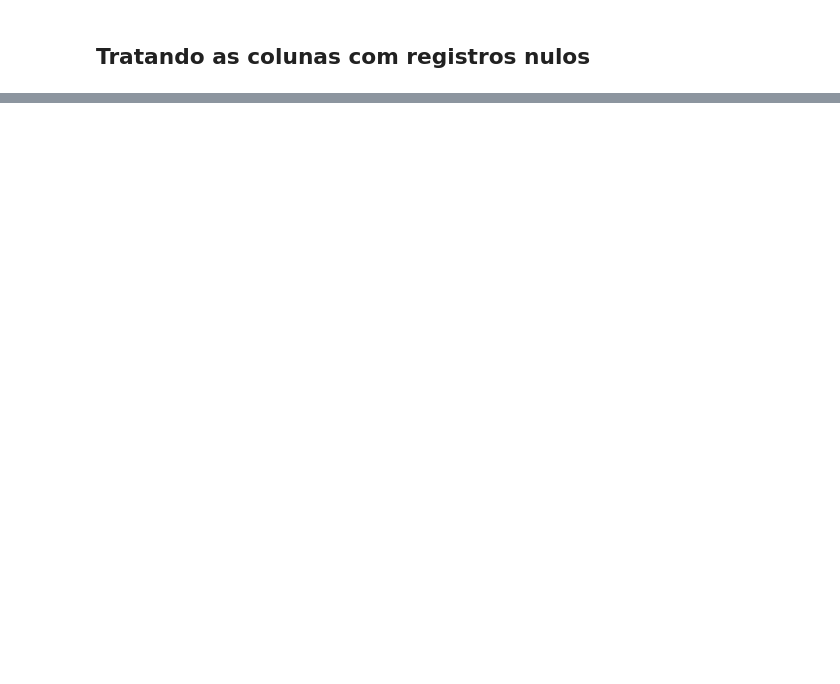
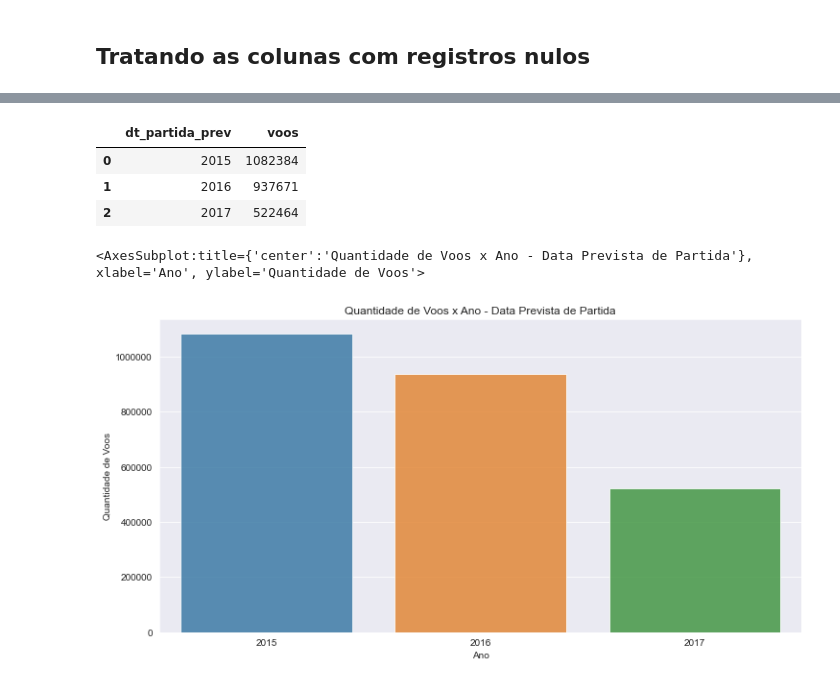
Before and after one commit to lucasmbribeiro/jornada_seja_analista_dados, a Jupyter notebook: Analise_Voos_Brasil/aed_voos.ipynb, the cells around one changed output, grey strips where cells are left out. Cells and saved outputs as stored; diff of their text form; code cells hidden in the pictures; blank space fills up the shorter version.

```diff
--- a/Analise_Voos_Brasil/aed_voos.ipynb
+++ b/Analise_Voos_Brasil/aed_voos.ipynb
@@ -258,0 +135,28 @@ profile.to_file('df_voos_profile_dark_mode.html')
+# %%
+df.groupby( df['dt_partida_prev'].dt.year ).agg({'voos': np.count_nonzero}).reset_index()
+# %% [output]
+|  | dt_partida_prev | voos |
+| 0 | 2015 | 1082384 |
+| 1 | 2016 | 937671 |
+| 2 | 2017 | 522464 |
+# %%
+sns.set_style("darkgrid")
+
+ax = sns.barplot(
+    data = df.groupby(df['dt_partida_prev'].dt.year).agg({'voos': np.count_nonzero}).reset_index(),
+    x = 'dt_partida_prev',
+    y = 'voos',
+    alpha=.8
+)
+
+ax.figure.set_size_inches(12,6)
+ax.set_title("Quantidade de Voos x Ano - Data Prevista de Partida")
+ax.set_xlabel("Ano")
+ax.set_ylabel("Quantidade de Voos")
+
+plt.ticklabel_format(style='plain', axis='y')
+
+ax
+# %% [output]
+<AxesSubplot:title={'center':'Quantidade de Voos x Ano - Data Prevista de Partida'}, xlabel='Ano', ylabel='Quantidade de Voos'>
+[figure, added]
```
Also changed, not shown: parts of 37 cells of this notebook.
